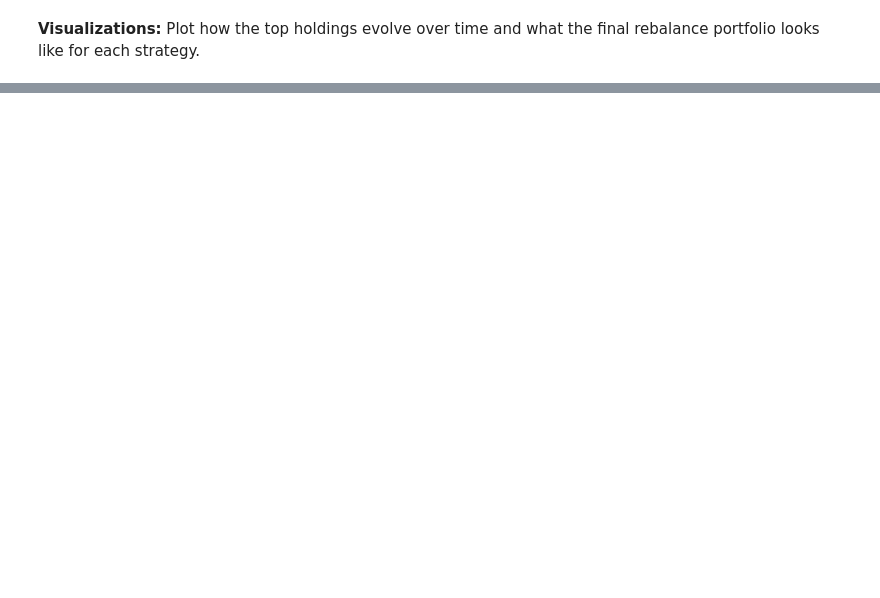
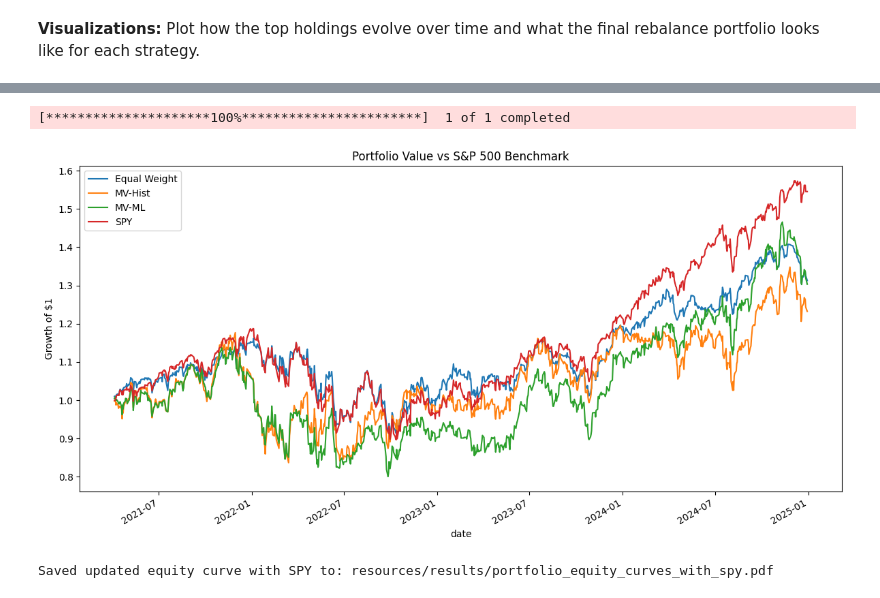
Before and after one commit to KadenRange/PortfolioOptimization-ML, a Jupyter notebook: Port_Optimization.ipynb, the cells around one changed output, grey strips where cells are left out. Saved outputs shown, nothing was run; the diff lists cells and outputs as text; code cells hidden in the pictures; blank space fills up the shorter version.

```diff
--- a/Port_Optimization.ipynb
+++ b/Port_Optimization.ipynb
@@ -1157,0 +1202,38 @@ print("\nAll outputs saved under:", OUT_RESULTS_DIR)
+# %%
+
+OUT_RESULTS_DIR = "resources/results"
+
+# 1. Load saved portfolio value files
+port_eq   = pd.read_csv(os.path.join(OUT_RESULTS_DIR, "port_eq.csv"), index_col="date", parse_dates=True)
+port_hist = pd.read_csv(os.path.join(OUT_RESULTS_DIR, "port_mv_hist.csv"), index_col="date", parse_dates=True)
+port_ml   = pd.read_csv(os.path.join(OUT_RESULTS_DIR, "port_mv_ml.csv"), index_col="date", parse_dates=True)
+
+# 2. Download S&P 500 (use SPY for clean price history)
+spy = yf.download("SPY", start=port_eq.index.min(), end=port_eq.index.max())["Close"]
+spy = spy / spy.iloc[0]  # normalize to 1.0 at start
+
+# 3. Build a merged plotting DataFrame
+spy = spy.reindex(port_eq.index).ffill()
+
+df_plot = pd.concat([
+    port_eq["portfolio"].rename("Equal Weight"),
+    port_hist["portfolio"].rename("MV-Hist"),
+    port_ml["portfolio"].rename("MV-ML"),
+    spy
+], axis=1)
+
+# 4. Plot and save
+plt.figure(figsize=(12, 6))
+df_plot.plot(ax=plt.gca(), title="Portfolio Value vs S&P 500 Benchmark")
+plt.ylabel("Growth of $1")
+plt.tight_layout()
+
+curve_path = os.path.join(OUT_RESULTS_DIR, "portfolio_equity_curves_with_spy.pdf")
+plt.savefig(curve_path)
+plt.show()
+
+print("Saved updated equity curve with SPY to:", curve_path)
+# %% [output]
+[*********************100%***********************]  1 of 1 completed
+[figure, added]
+Saved updated equity curve with SPY to: resources/results/portfolio_equity_curves_with_spy.pdf
```
Also changed, not shown: parts of 6 cells of this notebook.
